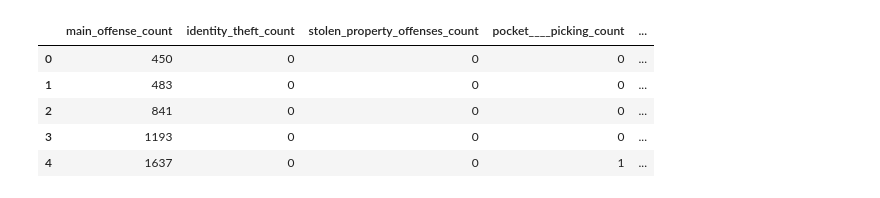
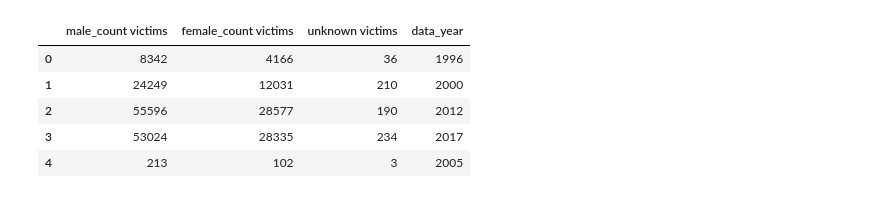
Before and after one commit to jmort16/ETL_Project, a Jupyter notebook: ETL_Project.ipynb, the cells around one changed output. Saved outputs shown, nothing was run; the diff lists cells and outputs as text; code cells hidden in the pictures.

```diff
--- a/ETL_Project.ipynb
+++ b/ETL_Project.ipynb
@@ -17,0 +66,17 @@ theft_data_df=pd.DataFrame(theft_data["results"])
+# %%
+# Victim Data by Race
+base_url_3 = "https://api.usa.gov/crime/fbi/sapi/api/data/nibrs/robbery/victim/national/race/?limit=1&api_key="
+response3=requests.get(base_url_3+FBI_api_key)
+r_victim_data=json.loads(response3.text)
+r_victim_data_df=pd.DataFrame(r_victim_data["results"])
+r_victim_data_df.head()
+
+# Add 'victims' to column headings in anticipation of future joins
+new_cols=[]
+for i in range(len(r_victim_data_df.columns)-1):
+    string = r_victim_data_df.columns[i]+'_victims'
+    new_cols.append(string)
+new_cols.append('data_year')
+r_victim_data_df.columns = new_cols
+
+r_victim_data_df.head()
@@ -18,16 +90,36 @@ theft_data_df=pd.DataFrame(theft_data["results"])
+# %%
+# Victim Data by Sex
+base_url_4 = "https://api.usa.gov/crime/fbi/sapi/api/data/nibrs/robbery/victim/national/sex/?limit=1&api_key="
+response4=requests.get(base_url_4+FBI_api_key)
+s_victim_data=json.loads(response4.text)
+s_victim_data_df=pd.DataFrame(s_victim_data["results"])
+s_victim_data_df.head()
+
+# Add 'victims' to column headings in anticipation of future joins
+new_cols=[]
+for i in range(len(s_victim_data_df.columns)-1):
+    string = s_victim_data_df.columns[i]+'_victims'
+    new_cols.append(string)
+new_cols.append('data_year')
+s_victim_data_df.columns = new_cols
+
+s_victim_data_df.head()
+# %% [output]
+|  | male_count victims | female_count victims | unknown victims | data_year |
+| 0 | 8342 | 4166 | 36 | 1996 |
+| 1 | 24249 | 12031 | 210 | 2000 |
+| 2 | 55596 | 28577 | 190 | 2012 |
+| 3 | 53024 | 28335 | 234 | 2017 |
+| 4 | 213 | 102 | 3 | 2005 |
 # %%
-columns = ["main_offense_count", "identity_theft_count", "stolen_property_offenses_count", "pocket____picking_count",
-           "theft_from_coin_machine_count", "shoplifting_count", "robbery_count", "motor_vehicle_theft_count",
-           "embezzlement_count", "theft_from_building_count", "theft_of_motor_vehicle_parts__count",
-           "counterfeiting__forgery_count", "purse_snatching_count", "credit_card_fraud_count", "theft_from_motor_vehicle_count",
-           "burglary__breaking_entering_count", "all_other_larceny_count", "data_year"]
+CREATE DATABASE crime_data;
 
-theft_df=theft_data_df[columns]
-theft_df.head()
+# Create tables
+CREATE TABLE obr(
+    data_year integer PRIMARY KEY,
+    asian_offenders integer,
+    native_hawaiian_offenders integer,
+    black_offenders integer,
+    american_indian offenders integer,
+    unknown offenders integer,
+    white offenders integer
-# %% [output]
-|  | main_offense_count | identity_theft_count | stolen_property_offenses_count | pocket____picking_count | ... |
-| 0 | 450 | 0 | 0 | 0 | ... |
-| 1 | 483 | 0 | 0 | 0 | ... |
-| 2 | 841 | 0 | 0 | 0 | ... |
-| 3 | 1193 | 0 | 0 | 0 | ... |
-| 4 | 1637 | 0 | 0 | 1 | ... |
```
Also changed, not shown: parts of 9 cells of this notebook, 1 other file.
